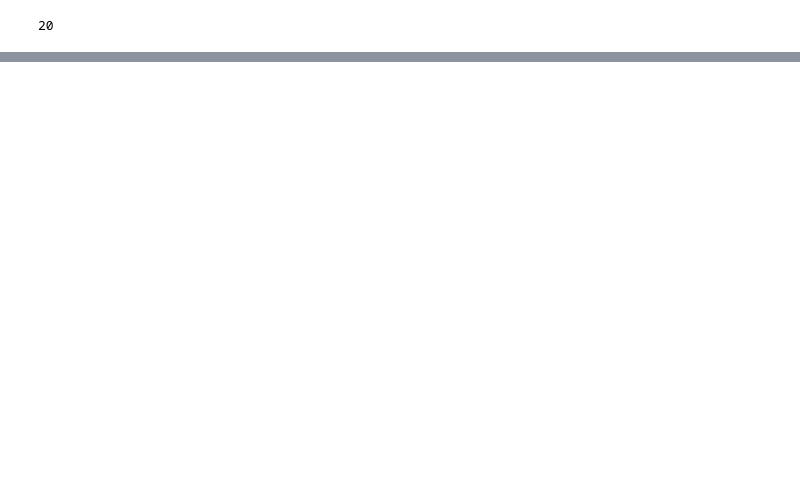
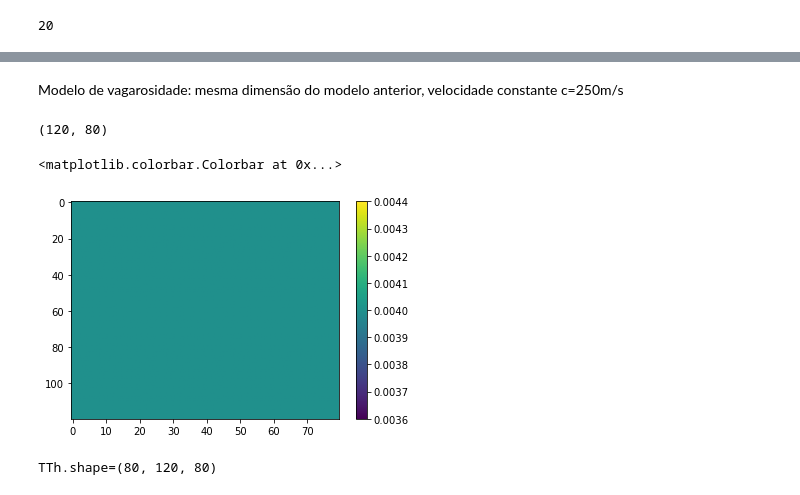
Before and after one commit to GuilhermeZakarewicz/DiffraPy, a Jupyter notebook: LocalSlantStack_Debug_19-09-22.ipynb, the cells around one changed output, grey strips where cells are left out. Saved outputs shown, nothing was run; the diff lists cells and outputs as text; code cells hidden in the pictures; blank space fills up the shorter version.

```diff
--- a/LocalSlantStack_Debug_19-09-22.ipynb
+++ b/LocalSlantStack_Debug_19-09-22.ipynb
@@ -677,0 +662,12 @@ print(d)
+# %% [markdown]
+Modelo de vagarosidade: mesma dimensão do modelo anterior, velocidade constante c=250m/s
+# %%
+c = 250
+SW=np.ones([nt,ntr])*1/c
+print(SW.shape)
+plt.imshow(SW, aspect="auto")
+plt.colorbar()
+# %% [output]
+(120, 80)
+<matplotlib.colorbar.Colorbar at 0x...>
+[figure, added]
@@ -677,0 +681,7 @@ print(d)
+# %%
+with open('Data/raiosSlantStack.npy', 'rb') as f:
+    TTh = np.load(f)
+
+print(f"TTh.shape={TTh.shape}")
+# %% [output]
+TTh.shape=(80, 120, 80)
```
Also changed, not shown: parts of 25 cells of this notebook, 3 other files.
